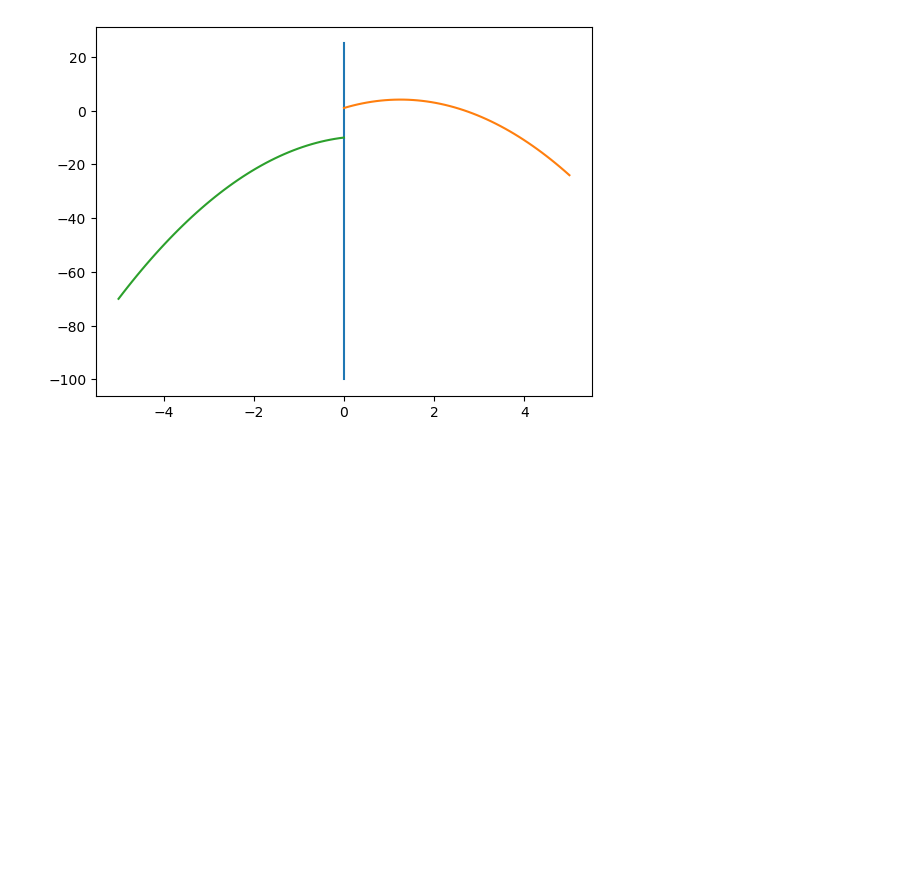
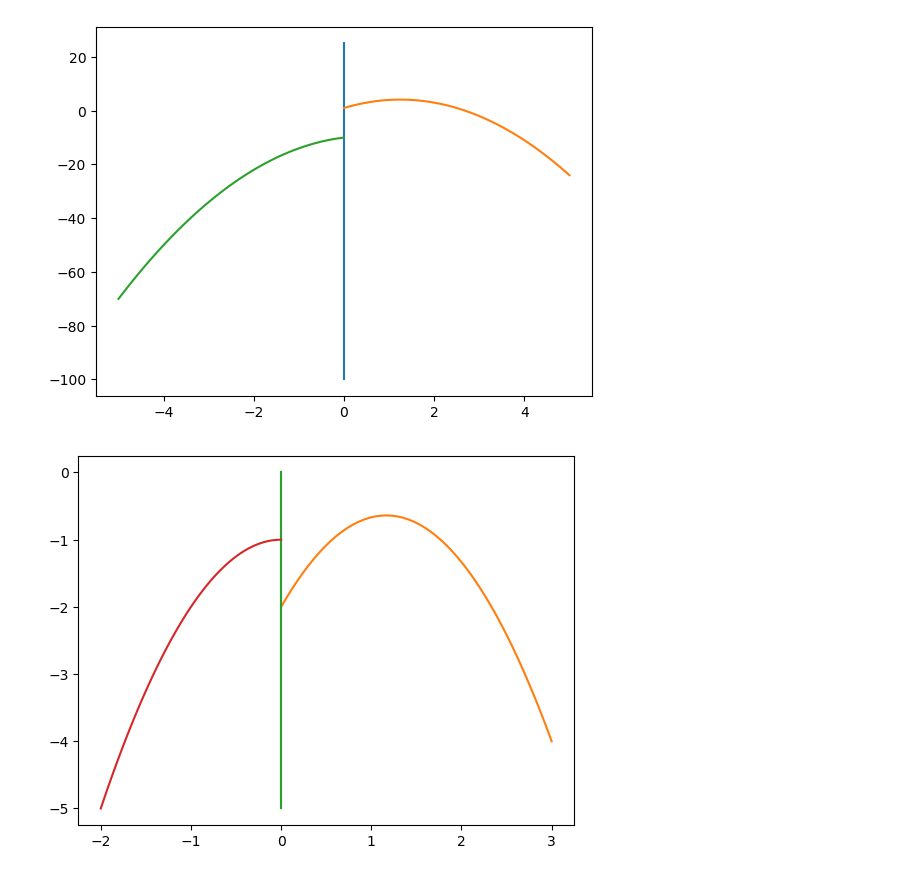
Before and after one commit to arjunc12/PlantGravitropism, a Jupyter notebook: AlleyNotbook.ipynb, the cells around one changed output. Cells and saved outputs as stored; diff of their text form; code cells hidden in the pictures; blank space fills up the shorter version.

```diff
--- a/AlleyNotbook.ipynb
+++ b/AlleyNotbook.ipynb
@@ -38,0 +44,14 @@ plt.plot(x2,y2)
+# %%
+def ploting(Tmax,p,q,t,G):
+    y= np.linspace(Tmax,0)
+    x=0*y
+    plt.plot(x,y)
+    x1=np.linspace(0,p)
+    b=(q - G*p**2 -t)/p
+    y1=G * x1**2 + b*x1 + t
+    plt.plot(x1,y1)
+
+ploting(-5,3,-4,-2,-1)
+ploting(-5,-2,-5,-1,-1)
+# %% [output]
+[figure, added]
```
Also changed, not shown: parts of 2 cells of this notebook.
